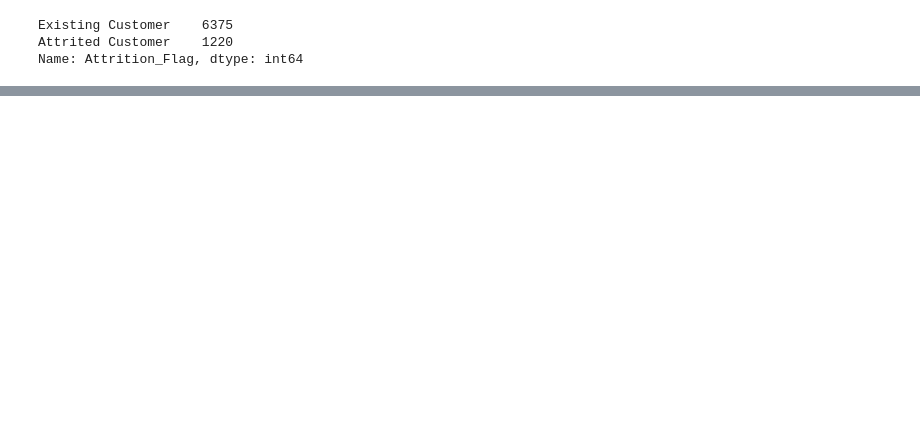
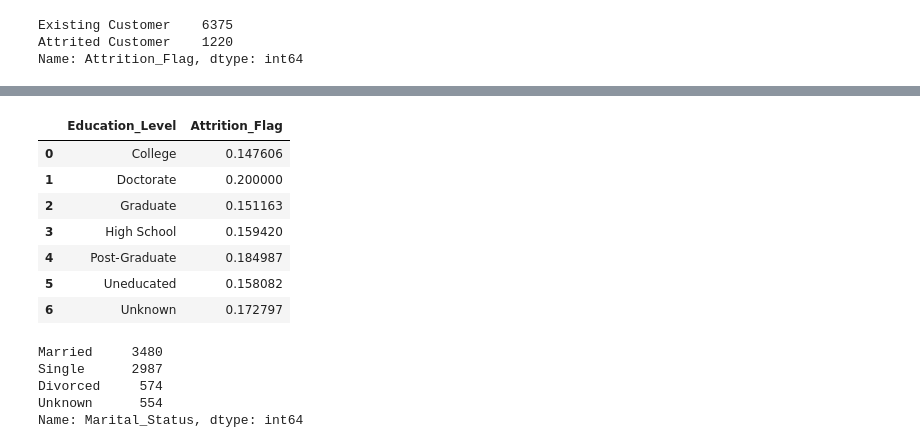
Before and after one commit to esvesv/ML_HW_07, a Jupyter notebook: 7_result_evstratovsv.ipynb, the cells around one changed output, grey strips where cells are left out. Cells and saved outputs as stored; diff of their text form; code cells hidden in the pictures; blank space fills up the shorter version.

```diff
--- a/7_result_evstratovsv.ipynb
+++ b/7_result_evstratovsv.ipynb
@@ -130,0 +171,19 @@ Name: Attrition_Flag, dtype: int64
+# %%
+train_df.groupby('Education_Level', as_index=False)['Attrition_Flag'].mean()
+# %% [output]
+|  | Education_Level | Attrition_Flag |
+| 0 | College | 0.147606 |
+| 1 | Doctorate | 0.200000 |
+| 2 | Graduate | 0.151163 |
+| 3 | High School | 0.159420 |
+| 4 | Post-Graduate | 0.184987 |
+| 5 | Uneducated | 0.158082 |
+| 6 | Unknown | 0.172797 |
+# %%
+train_df.Marital_Status.value_counts()
+# %% [output]
+Married     3480
+Single      2987
+Divorced     574
+Unknown      554
+Name: Marital_Status, dtype: int64
```
Also changed, not shown: parts of 40 cells of this notebook, 2 other files.
